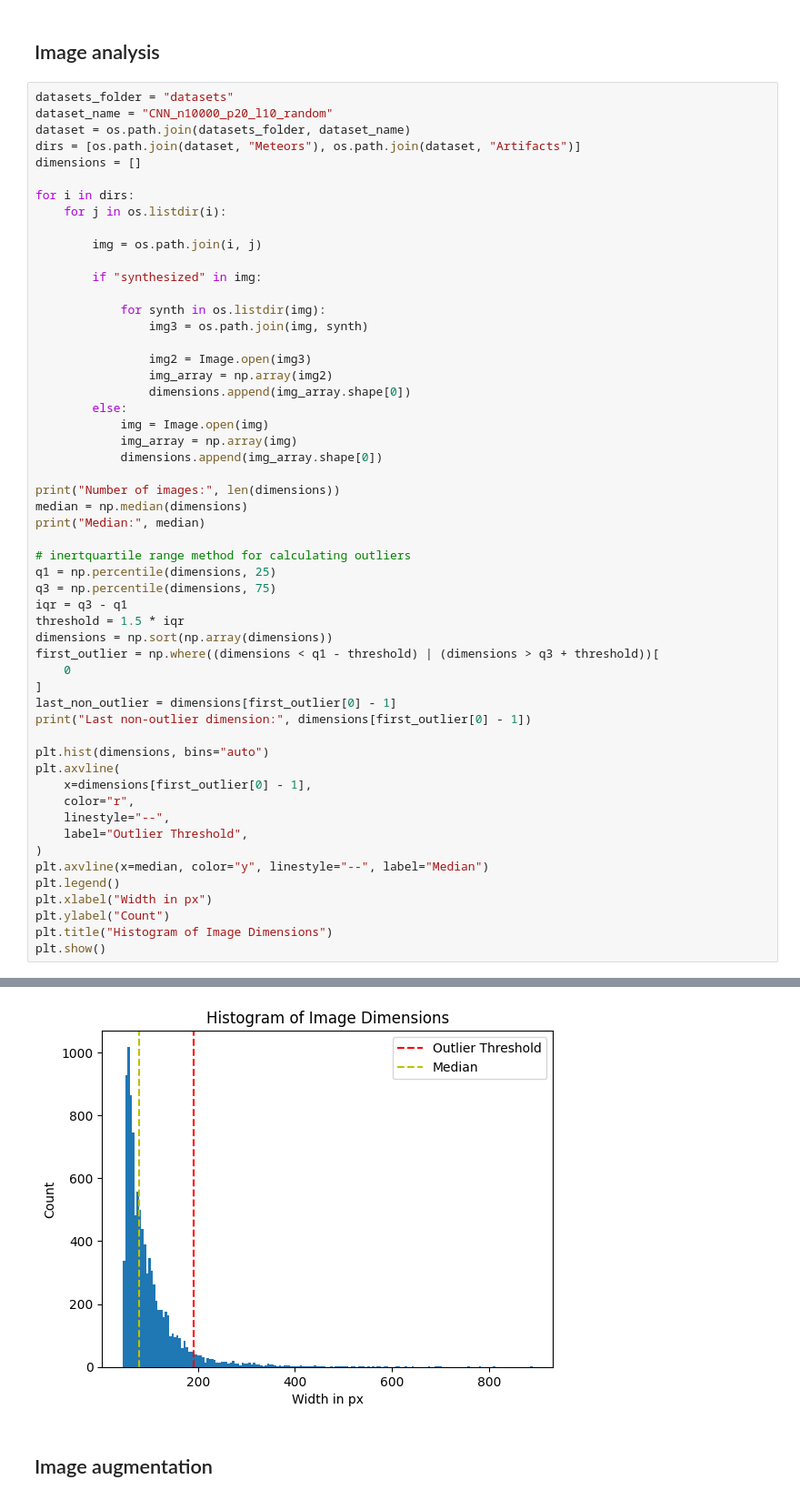
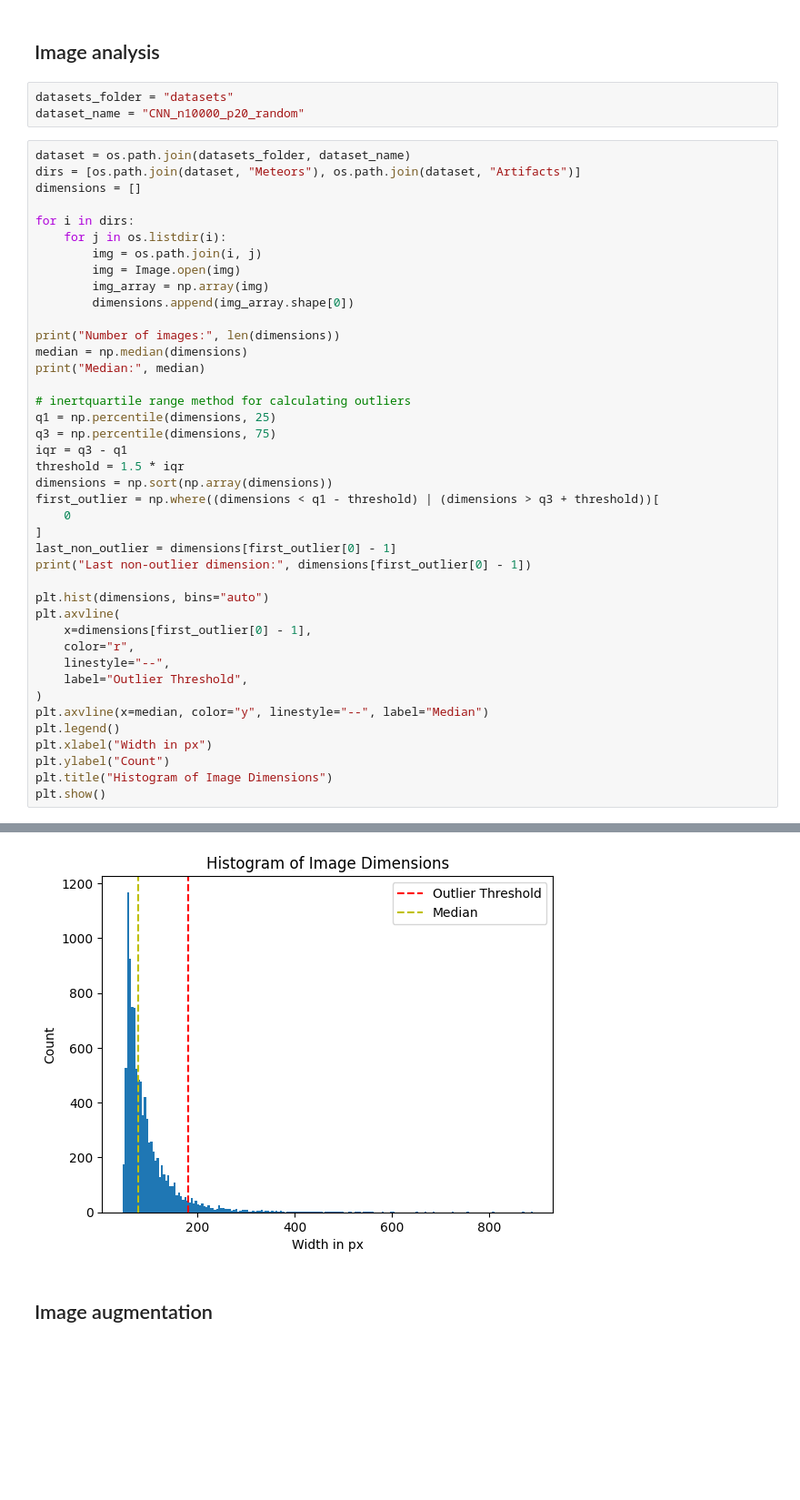
Before and after one commit to 9helix/GMNmeteorNet, a Jupyter notebook: MLmodel.ipynb, the cells around one changed output, grey strips where cells are left out. Shown at 91% size. Saved outputs shown, nothing was run; the diff lists cells and outputs as text; blank space fills up the shorter version.

```diff
--- a/MLmodel.ipynb
+++ b/MLmodel.ipynb
@@ -26,30 +27,20 @@ print(tf.__version__)
 2.14.0
 # %% [markdown]
 ## Image analysis
+# %%
+datasets_folder = "datasets"
+dataset_name = "CNN_n10000_p20_random"
 # %%
-datasets_folder = "datasets"
-dataset_name = "CNN_n10000_p20_l10_random"
 dataset = os.path.join(datasets_folder, dataset_name)
 dirs = [os.path.join(dataset, "Meteors"), os.path.join(dataset, "Artifacts")]
 dimensions = []
 
 for i in dirs:
     for j in os.listdir(i):
-
         img = os.path.join(i, j)
-
-        if "synthesized" in img:
-
-            for synth in os.listdir(img):
-                img3 = os.path.join(img, synth)
-
-                img2 = Image.open(img3)
-                img_array = np.array(img2)
-                dimensions.append(img_array.shape[0])
-        else:
-            img = Image.open(img)
-            img_array = np.array(img)
-            dimensions.append(img_array.shape[0])
+        img = Image.open(img)
+        img_array = np.array(img)
+        dimensions.append(img_array.shape[0])
 
 print("Number of images:", len(dimensions))
 median = np.median(dimensions)
@@ -87,4 +78,4 @@ Last non-outlier dimension: 191
-[figure, old version]
+[figure, new version]
 # %% [markdown]
 ## Image augmentation
 # %%
```
Also changed, not shown: parts of 29 cells of this notebook, 17 other files.
